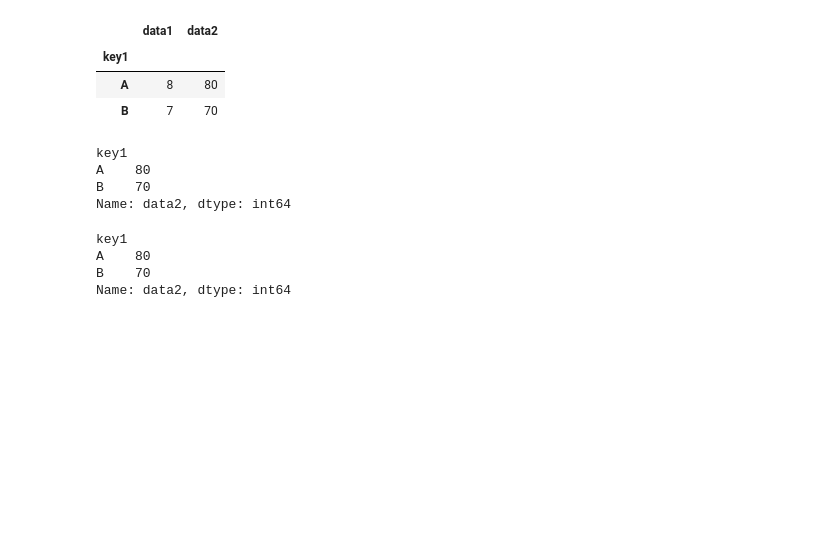
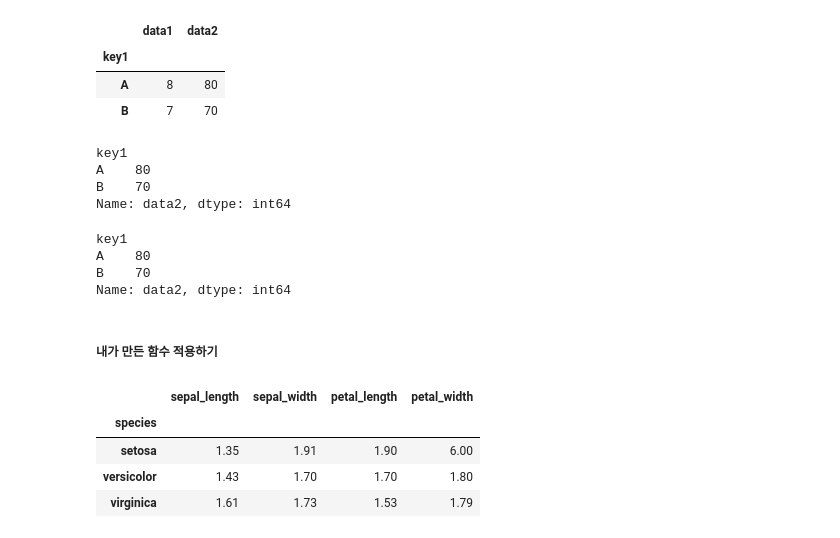
Before and after one commit to rubinkim/machine_learning_07_2022, a Jupyter notebook: 02_pandas/08_그룹분석.ipynb, the cells around one changed output. Drawn from its saved outputs; the diff is of its cells as text; code cells hidden in the pictures; blank space fills up the shorter version.

Commit message:
내가 만든 함수 groupby에 적용하기

```diff
--- a/02_pandas/08_그룹분석.ipynb
+++ b/02_pandas/08_그룹분석.ipynb
@@ -197,3 +197,16 @@ key1
 A    80
 B    70
 Name: data2, dtype: int64
+# %% [markdown]
+##### 내가 만든 함수 적용하기
+# %%
+def peak_to_peak_ratio(x):
+    return x.max() / x.min()
+# %%
+iris.groupby(by='species').agg(func=peak_to_peak_ratio).round(2)
+# %% [output]
+|  | sepal_length | sepal_width | petal_length | petal_width |
+| species |  |  |  |  |
+| setosa | 1.35 | 1.91 | 1.90 | 6.00 |
+| versicolor | 1.43 | 1.70 | 1.70 | 1.80 |
+| virginica | 1.61 | 1.73 | 1.53 | 1.79 |
```
Also changed, not shown: parts of 1 cell of this notebook.
